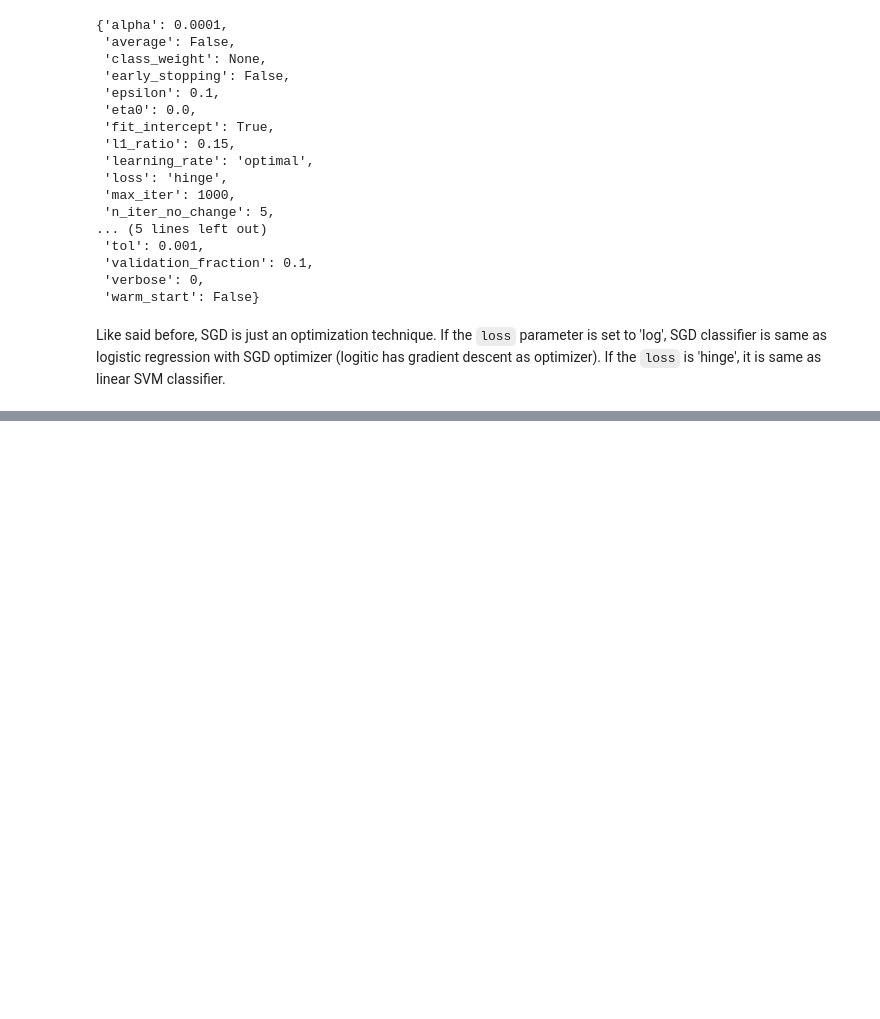
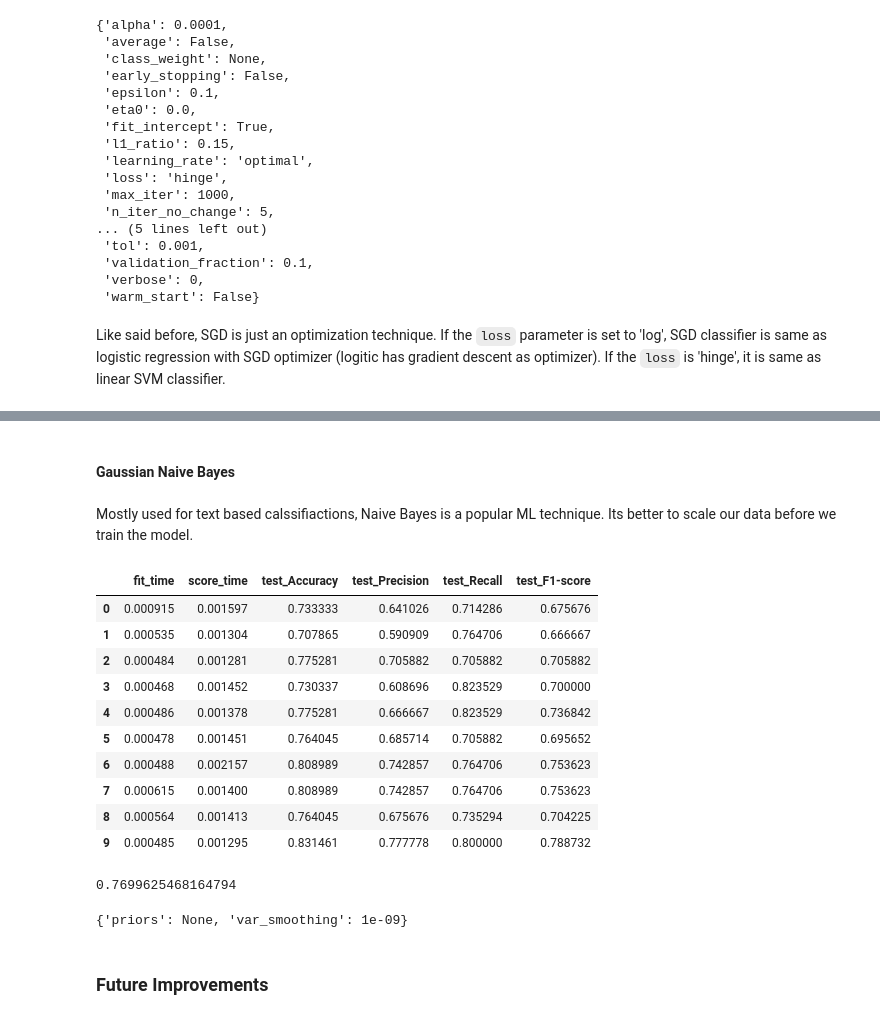
Before and after one commit to nvmcr/My_Portfolio, a Jupyter notebook: Notebook.ipynb, the cells around one changed output, grey strips where cells are left out. Drawn from its saved outputs; the diff is of its cells as text; code cells hidden in the pictures; blank space fills up the shorter version.

Commit message:
Gaussian Naive Bayes done

```diff
--- a/Notebook.ipynb
+++ b/Notebook.ipynb
@@ -790,0 +791,33 @@ Mean of f1-score is 0.7156225153952741 with a deviation of 0.05329992210442297
+# %% [markdown]
+#### Gaussian Naive Bayes
+# %% [markdown]
+Mostly used for text based calssifiactions, Naive Bayes is a popular ML technique. Its better to scale our data before we train the model.
+# %%
+mod_gnb = GaussianNB()
+gnb_scores = cross_validate(
+    mod_gnb, X_train_scaled, Y_train, cv = kfold, scoring={'Accuracy':make_scorer(accuracy_score), 'Precision':make_scorer(precision_score), 'Recall':make_scorer(recall_score), 'F1-score':make_scorer(f1_score)}
+)
+mod_gnb_scores = pd.DataFrame(gnb_scores)
+mod_gnb_scores
+# %% [output]
+|  | fit_time | score_time | test_Accuracy | test_Precision | test_Recall | test_F1-score |
+| 0 | 0.000915 | 0.001597 | 0.733333 | 0.641026 | 0.714286 | 0.675676 |
+| 1 | 0.000535 | 0.001304 | 0.707865 | 0.590909 | 0.764706 | 0.666667 |
+| 2 | 0.000484 | 0.001281 | 0.775281 | 0.705882 | 0.705882 | 0.705882 |
+| 3 | 0.000468 | 0.001452 | 0.730337 | 0.608696 | 0.823529 | 0.700000 |
+| 4 | 0.000486 | 0.001378 | 0.775281 | 0.666667 | 0.823529 | 0.736842 |
+| 5 | 0.000478 | 0.001451 | 0.764045 | 0.685714 | 0.705882 | 0.695652 |
+| 6 | 0.000488 | 0.002157 | 0.808989 | 0.742857 | 0.764706 | 0.753623 |
+| 7 | 0.000615 | 0.001400 | 0.808989 | 0.742857 | 0.764706 | 0.753623 |
+| 8 | 0.000564 | 0.001413 | 0.764045 | 0.675676 | 0.735294 | 0.704225 |
+| 9 | 0.000485 | 0.001295 | 0.831461 | 0.777778 | 0.800000 | 0.788732 |
+# %%
+mod_gnb_scores['test_Accuracy'].mean()
+# %% [output]
+0.7699625468164794
+# %%
+mod_gnb.get_params()
+# %% [output]
+{'priors': None, 'var_smoothing': 1e-09}
+# %% [markdown]
+### Future Improvements
```
Also changed, not shown: parts of 13 cells of this notebook.
